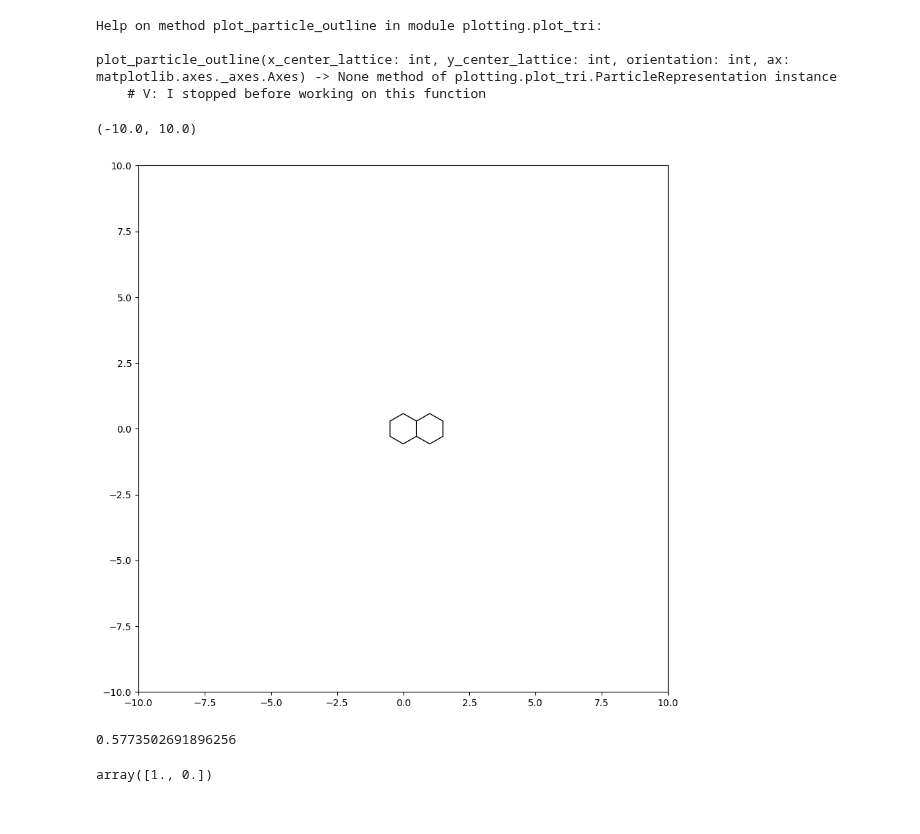
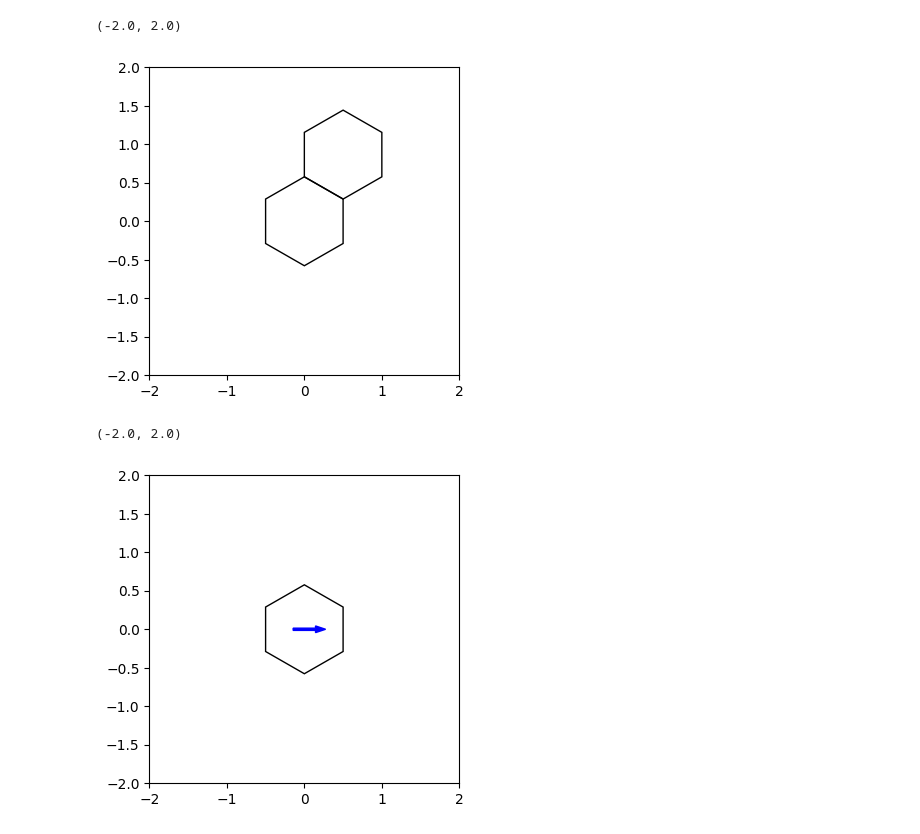
Before and after one commit to Soft-Biophysics-Group/frusa_lattice_mc, a Jupyter notebook: python/notebook/test_plotting.ipynb, the cells around one changed output. Drawn from its saved outputs; the diff is of its cells as text; code cells hidden in the pictures.

```diff
--- a/python/notebook/test_plotting.ipynb
+++ b/python/notebook/test_plotting.ipynb
@@ -4,19 +3,12 @@ plt.ion()
 import plotting.plot_tri as pt
 # %%
 pr = pt.ParticleRepresentation()
-# %%
-help(pr.plot_particle_outline)
-# %% [output]
-Help on method plot_particle_outline in module plotting.plot_tri:
-
-plot_particle_outline(x_center_lattice: int, y_center_lattice: int, orientation: int, ax: matplotlib.axes._axes.Axes) -> None method of plotting.plot_tri.ParticleRepresentation instance
-    # V: I stopped before working on this function
 # %%
-fig, ax = plt.subplots(figsize = (10, 10))
-pr.plot_particle_outline(0, 0, 0, ax)
-pr.plot_particle_outline(1, 0, 0, ax)
-ax.set_xlim(-10, 10)
-ax.set_ylim(-10, 10)
+fig, ax = plt.subplots(figsize = (4, 4))
+pr.plot_particle_outline(0, 0, ax)
+pr.plot_particle_outline(0, 1, ax)
+ax.set_xlim(-2, 2)
+ax.set_ylim(-2, 2)
 # %% [output]
-(-10.0, 10.0)
+(-2.0, 2.0)
-[figure, old version]
+[figure, new version]
@@ -28,9 +15,10 @@ plt.show()
-# %%
-import numpy as np
-np.tan(np.pi/6)
-# %% [output]
-0.5773502691896256
-# %%
-pr.lattice_to_cartesian(1, 0)
-# %% [output]
-array([1., 0.])
+# %%
+fig, ax = plt.subplots(figsize = (4, 4))
+pr.plot_particle_outline(0, 0, ax)
+pr.plot_particle_orientation(0, 0, 0, ax)
+
+ax.set_xlim(-2, 2)
+ax.set_ylim(-2, 2)
+# %% [output]
+(-2.0, 2.0)
+[figure, added]
```
Also changed, not shown: parts of 9 cells of this notebook, 23 other files.
